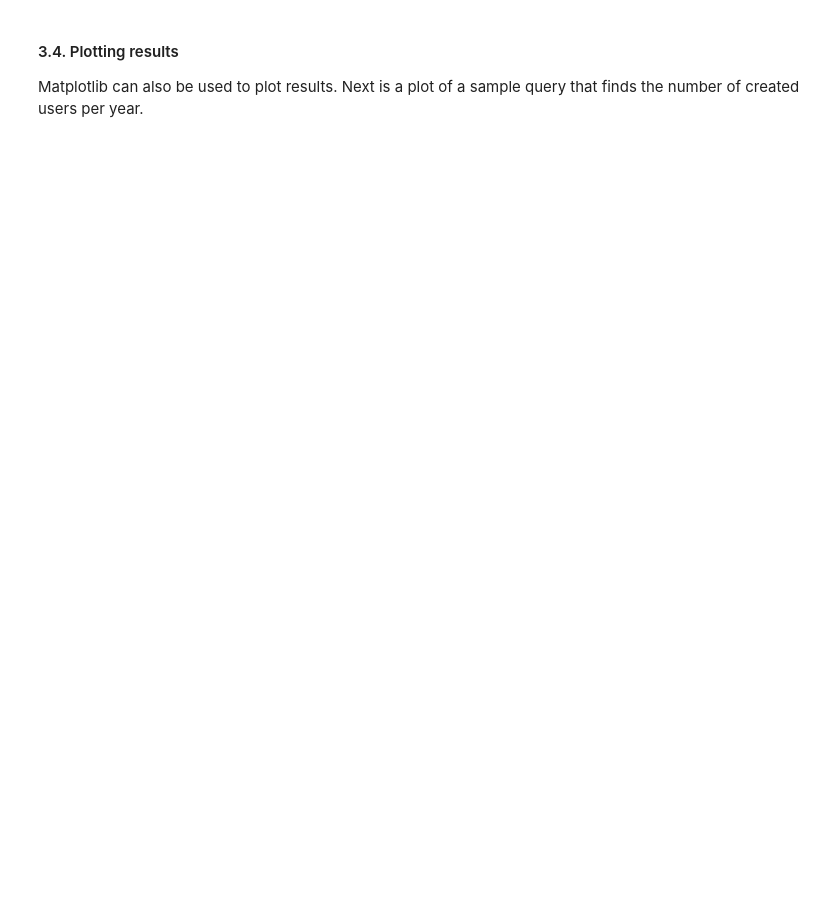
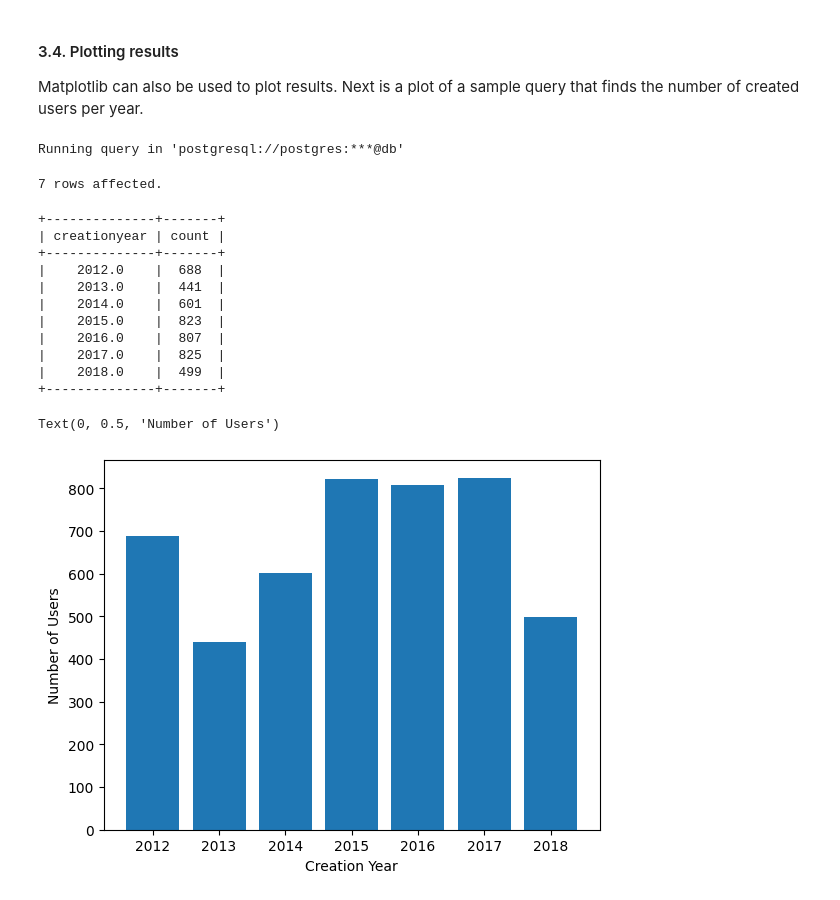
Before and after one commit to mpelossi/Big-Data, a Jupyter notebook: exam_docker_lab/notebooks/bigdata-exercises/Big_Data/exercise00/Exercise00_Jupyter_Basics_SQL_Example.ipynb, the cells around one changed output. Cells and saved outputs as stored; diff of their text form; code cells hidden in the pictures; blank space fills up the shorter version.

```diff
--- a/exam_docker_lab/notebooks/bigdata-exercises/Big_Data/exercise00/Exercise00_Jupyter_Basics_SQL_Example.ipynb
+++ b/exam_docker_lab/notebooks/bigdata-exercises/Big_Data/exercise00/Exercise00_Jupyter_Basics_SQL_Example.ipynb
@@ -98,24 +140,40 @@ Matplotlib can also be used to plot results. Next is a plot of a sample query th
 # %%
 %matplotlib inline
 import matplotlib.pyplot as plt
 
 result = %sql SELECT DATE_PART('year', CreationDate) as CreationYear, COUNT(*) as Count \
                 FROM Users \
                 GROUP BY DATE_PART('year', CreationDate) \
                 ORDER BY DATE_PART('year', CreationDate) ASC;
 
 # Print the result in tabular form
 print(result)
 
 # Convert the result to a Pandas data frame
 df = result.DataFrame()
 
 # Extract x and y values for a plot
 x = df['creationyear'].tolist()
 y = df['count'].tolist()
 
 # Plot the distribution of registrations per year
 fig, ax = plt.subplots()
-ax.bar(range(len(df.index)), y, tick_label=[int(i) for i in x], align='center')
+ax.bar(x, y, tick_label=[int(i) for i in x], align='center')
 ax.set_xlabel('Creation Year')
 ax.set_ylabel('Number of Users')
+# %% [output]
+Running query in 'postgresql://postgres:***@db'
+7 rows affected.
++--------------+-------+
+| creationyear | count |
++--------------+-------+
+|    2012.0    |  688  |
+|    2013.0    |  441  |
+|    2014.0    |  601  |
+|    2015.0    |  823  |
+|    2016.0    |  807  |
+|    2017.0    |  825  |
+|    2018.0    |  499  |
++--------------+-------+
+Text(0, 0.5, 'Number of Users')
+[figure, added]
```
Also changed, not shown: parts of 8 cells of this notebook, 6 other files.
